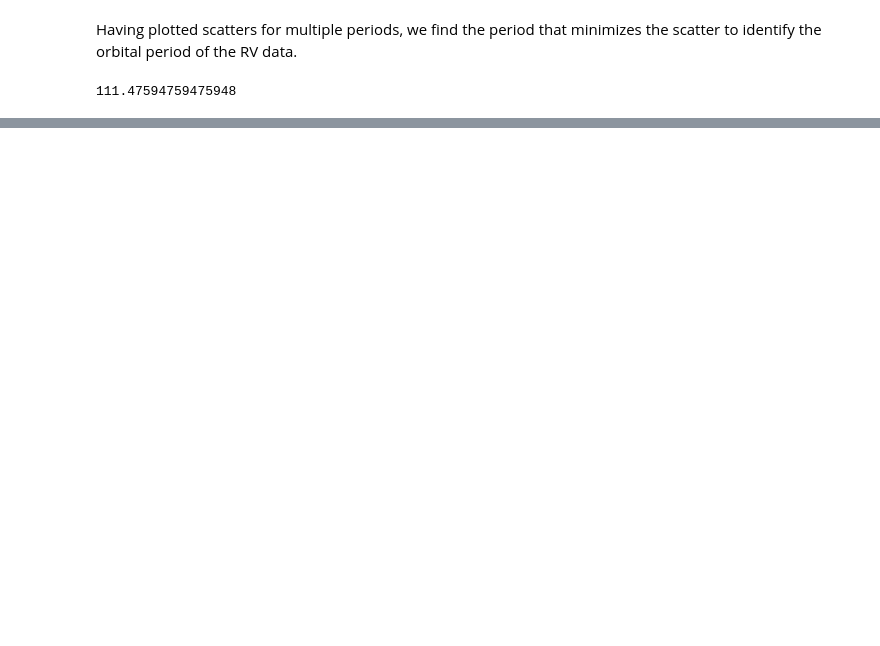
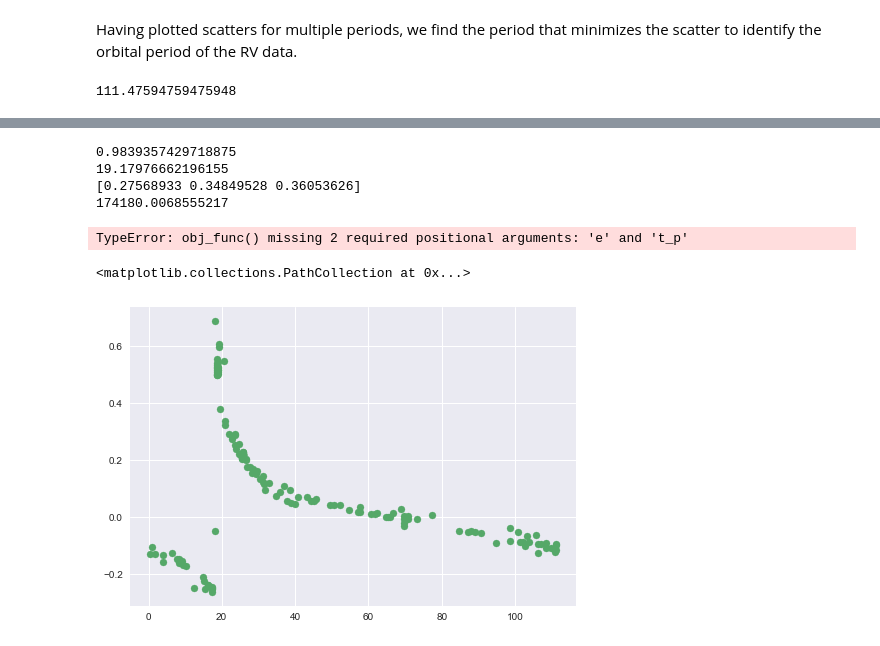
Before and after one commit to hdelgad9/astr597_exo, a Jupyter notebook: exoplanets_hw1_dev.ipynb, the cells around one changed output, grey strips where cells are left out. Drawn from its saved outputs; the diff is of its cells as text; code cells hidden in the pictures; blank space fills up the shorter version.

```diff
--- a/exoplanets_hw1_dev.ipynb
+++ b/exoplanets_hw1_dev.ipynb
@@ -385,0 +309,33 @@ print("Minimized semi-amplitude of the radial velocity of the star = ", K)
+# %%
+# We define two new functions to calculate the orbital parameter M (mean amomaly)
+# and the chi squared.
+
+def M(P, t, t_p):
+    return (2 * np.pi * (t - t_p)) / P
+
+def chi_squared(rv, rv_err, calc_rv):
+    return np.sum((rv - calc_rv)**2 / rv_err**2)
+# %%
+def solve_hcv(time_data, rv_data, rv_err, P, e, t_p):
+
+    M_vector = M(P, time_data, t_p)
+    E_vector = kepler(M_vector, e)
+    f_vector = f(e, E_vector)
+
+    W = np.diag(1 / (rv_err ** 2.))
+    F = np.concatenate([np.cos(f_vector).reshape(-1,1),
+                        np.sin(f_vector).reshape(-1,1),
+                        np.ones(f_vector.shape[0]).reshape(-1,1)], axis = 1).T
+
+    eye = 1e-9 * np.diag(np.ones(F.shape[0]))
+    cov = np.linalg.inv(F.dot(W).dot(F.T) + eye)
+
+    beta = rv_data.reshape(1,-1).dot(W).dot(F.T).dot(cov).reshape(-1)
+
+    predicted_rv = calc_rv(beta[0], beta[1], beta[2], f_vector)
+
+    return beta, chi_squared(rv, rv_err, predicted_rv)
+# %%
+rv_periodogram = data.sort_values('{:3f}'.format(p)).rv.values
+folded_time = data.sort_values('{:3f}'.format(p))['{:3f}'.format(p)]
+rv_err_folded = data['rv_err'].iloc[folded_time.index]
@@ -385,0 +392,30 @@ print("Minimized semi-amplitude of the radial velocity of the star = ", K)
+# %%
+print(best_e)
+print(best_tp)
+print(best_beta)
+print(best_fit)
+# %% [output]
+0.9839357429718875
+19.17976662196155
+[0.27568933 0.34849528 0.36053626]
+174180.0068555217
+# %%
+from scipy.optimize import minimize
+
+x_init = np.asarray([111.47594759475948, 0.9388, 10.625])
+
+minimize(obj_func, x_init, method='nelder-mead',
+         options={'xtol': 1e-12, 'disp': True})
+# %% [output]
+TypeError: obj_func() missing 2 required positional arguments: 'e' and 't_p'
+# %%
+beta, x2 = solve_hcv(folded_time, rv_periodogram, rv_err_folded , 86.414123  ,  0.99999218, 56.88773969)
+# %%
+M_vector = M(111.47594759475948, folded_time, 19.17976662196155)
+E_vector = kepler(M_vector, 0.9839357429718875)
+f_vector = f(0.9839357429718875, E_vector)
+plt.scatter(folded_time,calc_rv(beta[0], beta[1], beta[2], f_vector))
+plt.scatter(folded_time,rv_periodogram)
+# %% [output]
+<matplotlib.collections.PathCollection at 0x...>
+[figure, added]
```
Also changed, not shown: parts of 24 cells of this notebook.
